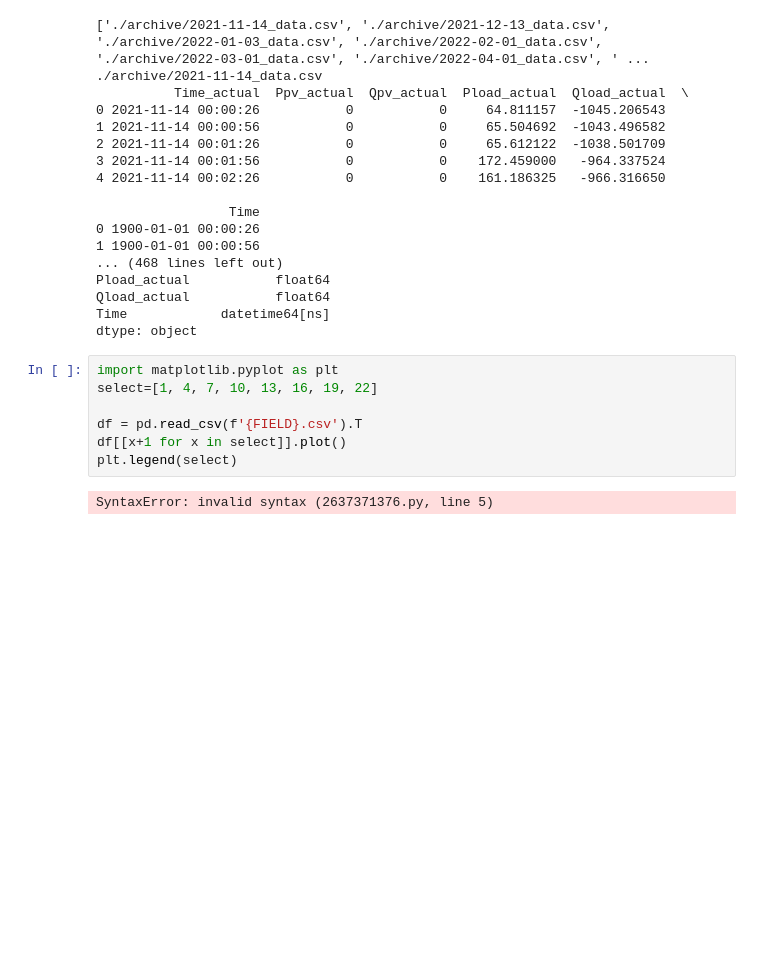
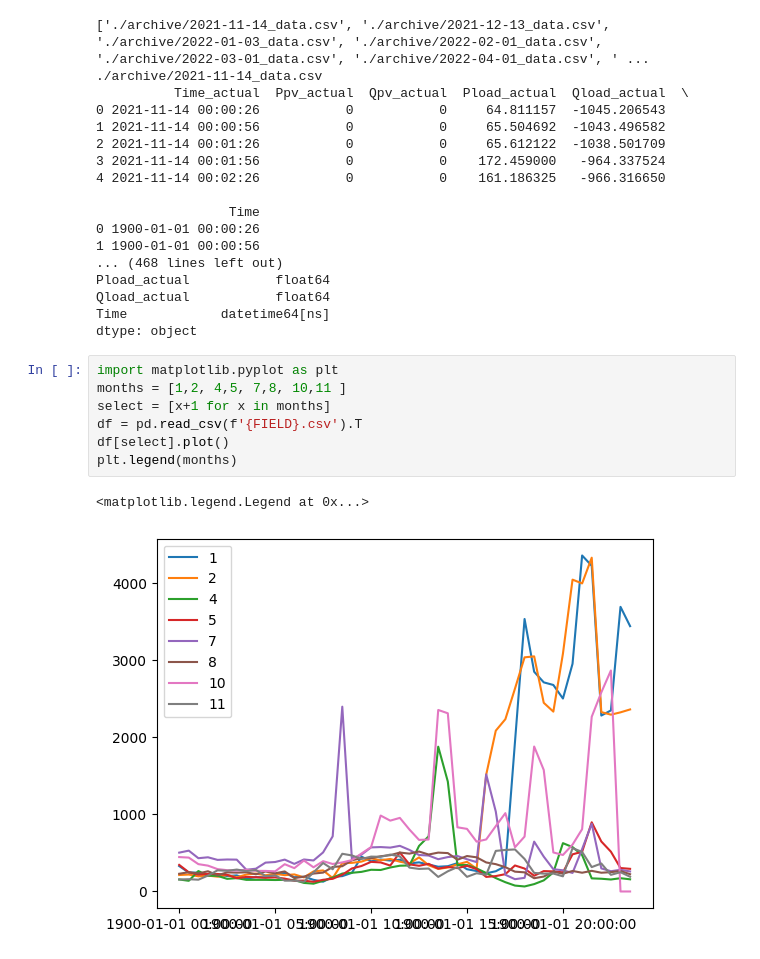
Before and after one commit to JunwookHeo/etc_project, a Jupyter notebook: synthetic_data/viisualize_seperate.ipynb, the cells around one changed output. Cells and saved outputs as stored; diff of their text form; blank space fills up the shorter version.

```diff
--- a/synthetic_data/viisualize_seperate.ipynb
+++ b/synthetic_data/viisualize_seperate.ipynb
@@ -48,13 +49,14 @@ Time            datetime64[ns]
 dtype: object
 # %%
 import matplotlib.pyplot as plt
-select=[1, 4, 7, 10, 13, 16, 19, 22]
-
+months = [1,2, 4,5, 7,8, 10,11 ]
+select = [x+1 for x in months]
 df = pd.read_csv(f'{FIELD}.csv').T
-df[[x+1 for x in select]].plot()
-plt.legend(select)
+df[select].plot()
+plt.legend(months)
 # %% [output]
-SyntaxError: invalid syntax (2637371376.py, line 5)
+<matplotlib.legend.Legend at 0x...>
+[figure, added]
 # %%
 from sdv.metadata import SingleTableMetadata
 from sdv.single_table import GaussianCopulaSynthesizer
```
Also changed, not shown: parts of 7 cells of this notebook.
